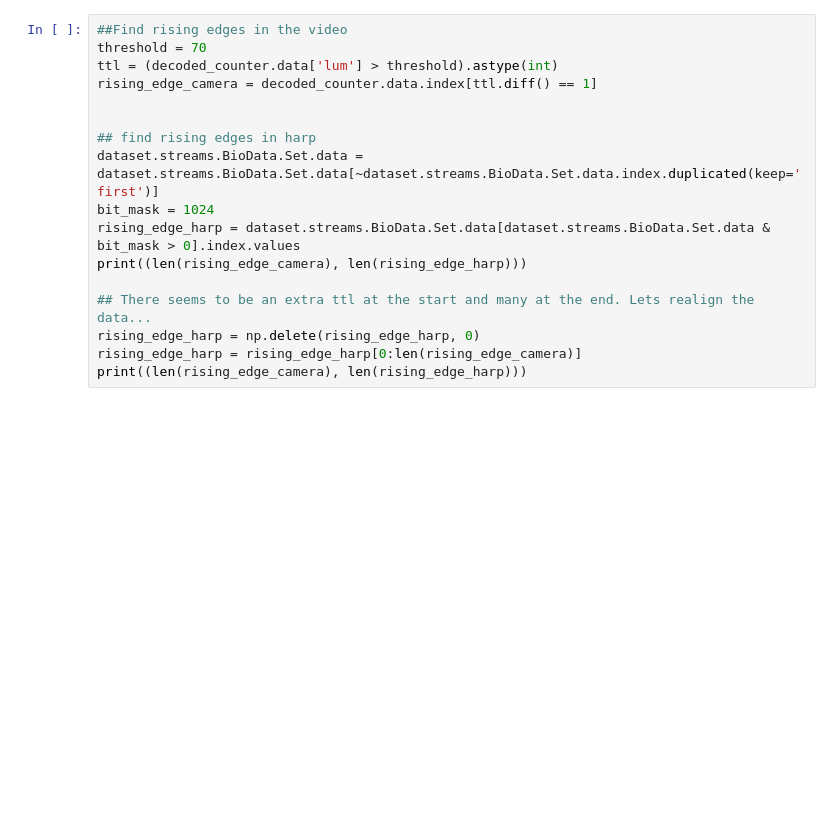
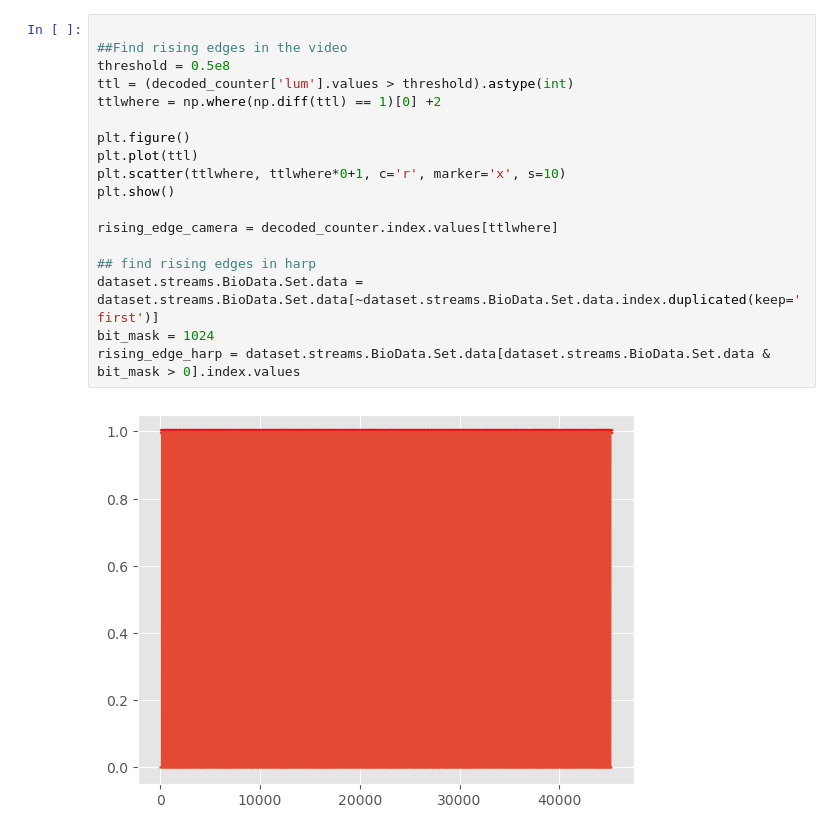
Before and after one commit to emotional-cities/notebooks, a Jupyter notebook: src/poc-v1/Benchmarks/Benchmark_PupilLabs.ipynb, the cells around one changed output. Cells and saved outputs as stored; diff of their text form; blank space fills up the shorter version.

```diff
--- a/src/poc-v1/Benchmarks/Benchmark_PupilLabs.ipynb
+++ b/src/poc-v1/Benchmarks/Benchmark_PupilLabs.ipynb
@@ -53,18 +84,21 @@ decoded_counter.data
 # %%
+
 ##Find rising edges in the video
-threshold = 70
-ttl = (decoded_counter.data['lum'] > threshold).astype(int)
-rising_edge_camera = decoded_counter.data.index[ttl.diff() == 1]
+threshold = 0.5e8
+ttl = (decoded_counter['lum'].values > threshold).astype(int)
+ttlwhere = np.where(np.diff(ttl) == 1)[0] +2
 
+plt.figure()
+plt.plot(ttl)
+plt.scatter(ttlwhere, ttlwhere*0+1, c='r', marker='x', s=10)
+plt.show()
+
+rising_edge_camera = decoded_counter.index.values[ttlwhere]
 
 ## find rising edges in harp
 dataset.streams.BioData.Set.data = dataset.streams.BioData.Set.data[~dataset.streams.BioData.Set.data.index.duplicated(keep='first')]
 bit_mask = 1024
 rising_edge_harp = dataset.streams.BioData.Set.data[dataset.streams.BioData.Set.data & bit_mask > 0].index.values
-print((len(rising_edge_camera), len(rising_edge_harp)))
-
-## There seems to be an extra ttl at the start and many at the end. Lets realign the data...
-rising_edge_harp = np.delete(rising_edge_harp, 0)
-rising_edge_harp = rising_edge_harp[0:len(rising_edge_camera)]
-print((len(rising_edge_camera), len(rising_edge_harp)))
+# %% [output]
+[figure, added]
 # %%
```
Also changed, not shown: parts of 7 cells of this notebook, 2 other files.
